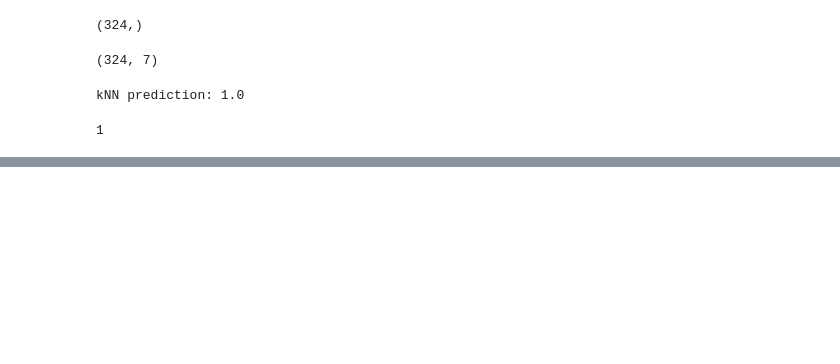
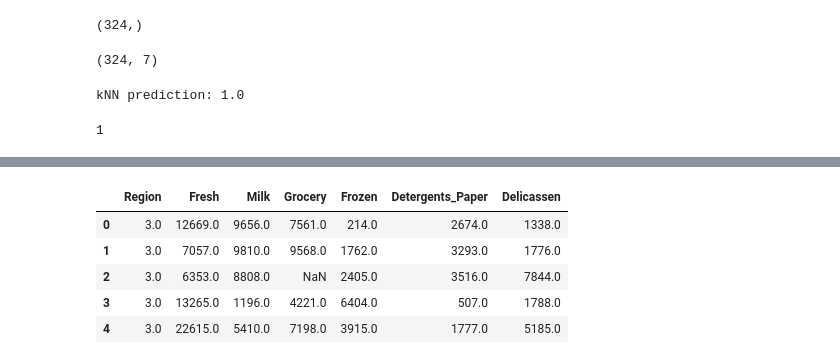
Before and after one commit to piyush1856/machine-learning-algorithms, a Jupyter notebook: 09_knn/knn_class_notes.ipynb, the cells around one changed output, grey strips where cells are left out. Cells and saved outputs as stored; diff of their text form; code cells hidden in the pictures; blank space fills up the shorter version.

```diff
--- a/09_knn/knn_class_notes.ipynb
+++ b/09_knn/knn_class_notes.ipynb
@@ -205,0 +370,15 @@ ConfusionMatrixDisplay(cm).plot()
+# %%
+import pandas as pd
+import numpy as np
+
+df_imp = pd.read_csv('knn_imputation.csv')
+df_imp.drop(['Unnamed: 0'],axis=1,inplace=True)
+# %%
+df_imp.head()
+# %% [output]
+|  | Region | Fresh | Milk | Grocery | Frozen | Detergents_Paper | Delicassen |
+| 0 | 3.0 | 12669.0 | 9656.0 | 7561.0 | 214.0 | 2674.0 | 1338.0 |
+| 1 | 3.0 | 7057.0 | 9810.0 | 9568.0 | 1762.0 | 3293.0 | 1776.0 |
+| 2 | 3.0 | 6353.0 | 8808.0 | NaN | 2405.0 | 3516.0 | 7844.0 |
+| 3 | 3.0 | 13265.0 | 1196.0 | 4221.0 | 6404.0 | 507.0 | 1788.0 |
+| 4 | 3.0 | 22615.0 | 5410.0 | 7198.0 | 3915.0 | 1777.0 | 5185.0 |
```
Also changed, not shown: parts of 27 cells of this notebook.
